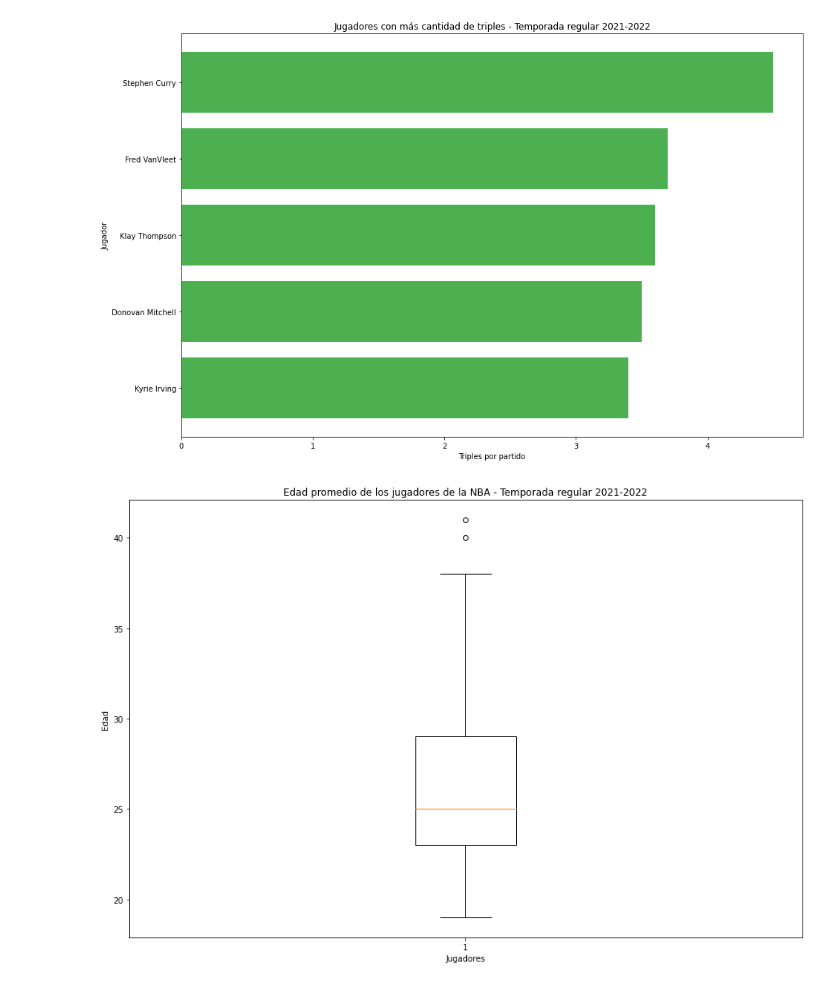
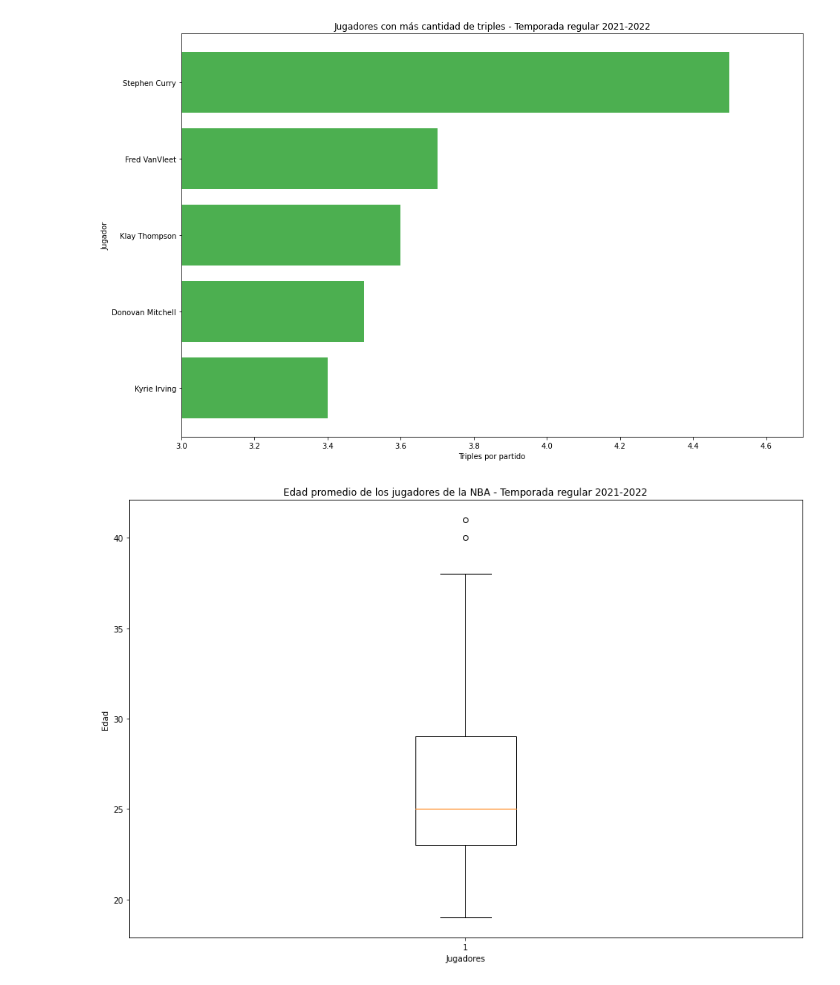
Before and after one commit to santiagobrikman/NBA, a Jupyter notebook: Código/Graficos.ipynb, the cells around one changed output. Cells and saved outputs as stored; diff of their text form; code cells hidden in the pictures.

```diff
--- a/Código/Graficos.ipynb
+++ b/Código/Graficos.ipynb
@@ -11,16 +11,17 @@ triplerosy = tripleros['3P']
 # %%
 fig1 = plt.figure(1)
 fig1.set_figheight(10)
 fig1.set_figwidth(15)
 fig1.set_facecolor('white')
 ax = fig1.add_subplot(1,1,1)
+plt.xlim(3, 4.7)
 plt.title('Jugadores con más cantidad de triples - Temporada regular 2021-2022')
 plt.xlabel('Triples por partido')
 plt.ylabel('Jugador')
 ax.barh(triplerosx, triplerosy, color = '#4CAF50')
 plt.savefig("Tripleros.png")
 # %% [output]
-[figure, old version]
+[figure, new version]
 # %%
 edadpromedio = df['Age']
 fig2 = plt.figure(1)
```
Also changed, not shown: parts of 8 cells of this notebook, 11 other files.
